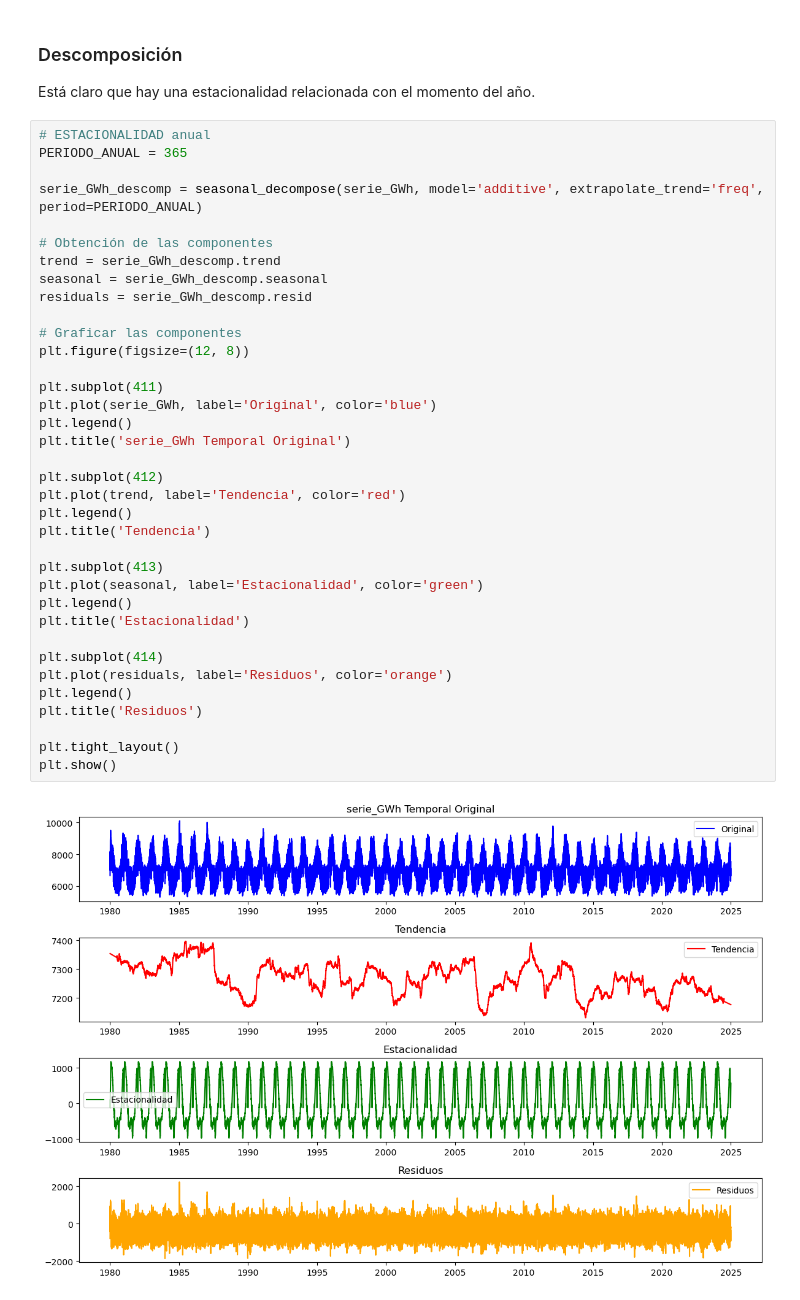
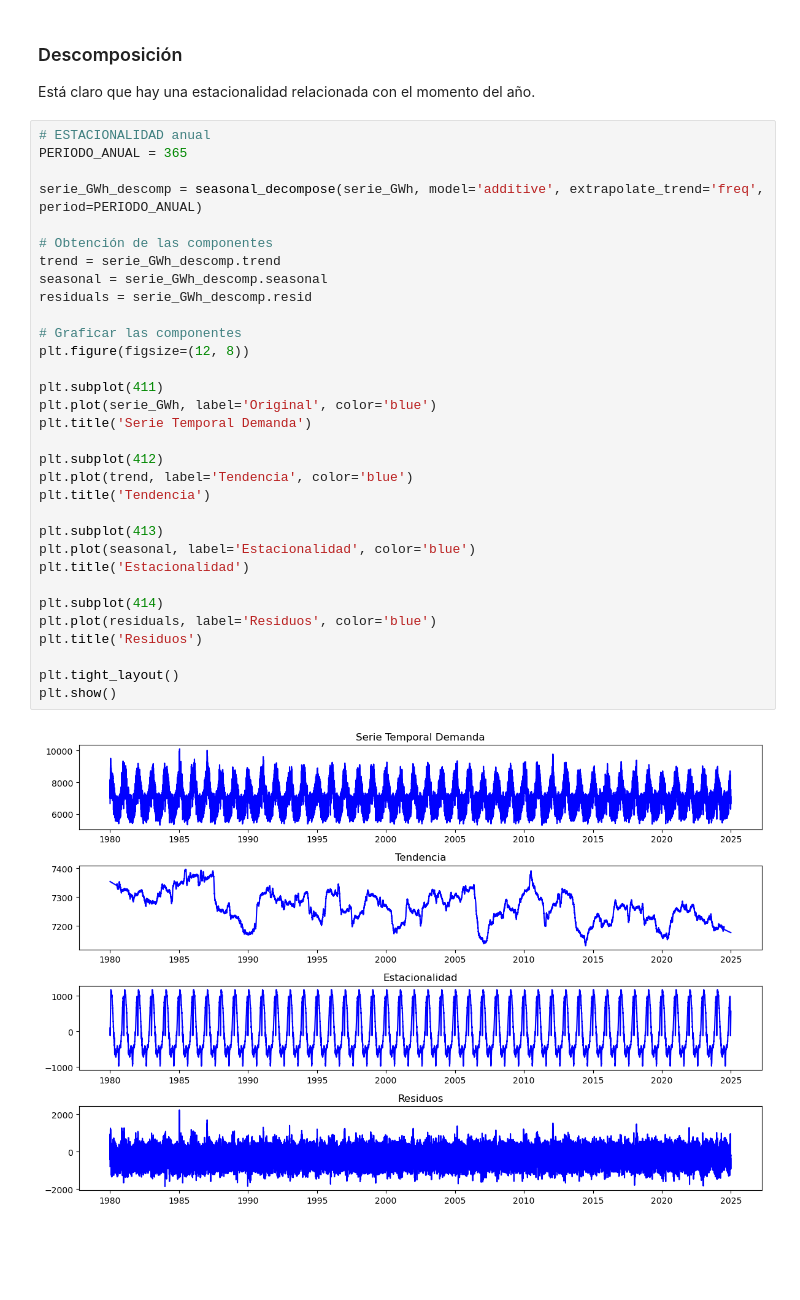
Before and after one commit to TFG-GMAT24017/01_Series_Temporales, a Jupyter notebook: Demanda_Electrica/01_caracterizar_serie_demanda_GWh.ipynb, the cells around one changed output. Saved outputs shown, nothing was run; the diff lists cells and outputs as text; blank space fills up the shorter version.

````diff
--- a/Demanda_Electrica/01_caracterizar_serie_demanda_GWh.ipynb
+++ b/Demanda_Electrica/01_caracterizar_serie_demanda_GWh.ipynb
@@ -254,41 +289,37 @@ Está claro que hay una estacionalidad relacionada con el momento del año.
 # %%
 # ESTACIONALIDAD anual
 PERIODO_ANUAL = 365
 
 serie_GWh_descomp = seasonal_decompose(serie_GWh, model='additive', extrapolate_trend='freq', period=PERIODO_ANUAL)
 
 # Obtención de las componentes
 trend = serie_GWh_descomp.trend
 seasonal = serie_GWh_descomp.seasonal
 residuals = serie_GWh_descomp.resid
 
 # Graficar las componentes
 plt.figure(figsize=(12, 8))
 
 plt.subplot(411)
 plt.plot(serie_GWh, label='Original', color='blue')
-plt.legend()
-plt.title('serie_GWh Temporal Original')
+plt.title('Serie Temporal Demanda')
 
 plt.subplot(412)
-plt.plot(trend, label='Tendencia', color='red')
-plt.legend()
+plt.plot(trend, label='Tendencia', color='blue')
 plt.title('Tendencia')
 
 plt.subplot(413)
-plt.plot(seasonal, label='Estacionalidad', color='green')
-plt.legend()
+plt.plot(seasonal, label='Estacionalidad', color='blue')
 plt.title('Estacionalidad')
 
 plt.subplot(414)
-plt.plot(residuals, label='Residuos', color='orange')
-plt.legend()
+plt.plot(residuals, label='Residuos', color='blue')
 plt.title('Residuos')
 
 plt.tight_layout()
 plt.show()
 # %% [output]
-[figure, old version]
+[figure, new version]
 # %% [markdown]
 ## FINDINGS
 - ```d=0``` :  serie_GWh estacionaria según test ADF y KPSS
````
Also changed, not shown: parts of 2 cells of this notebook, 5 other files.
